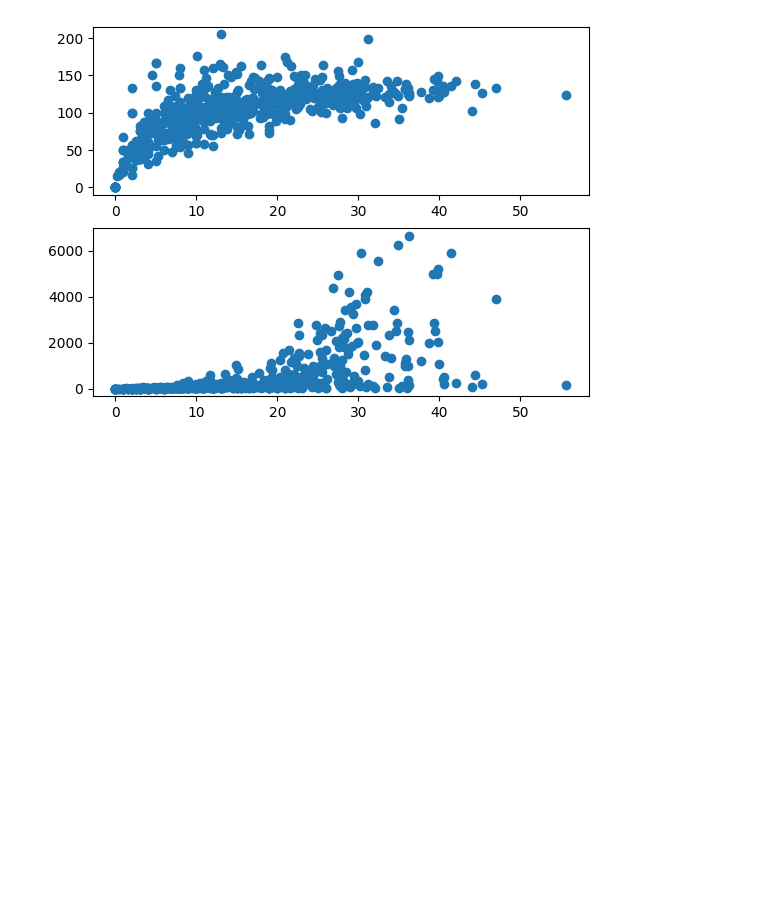
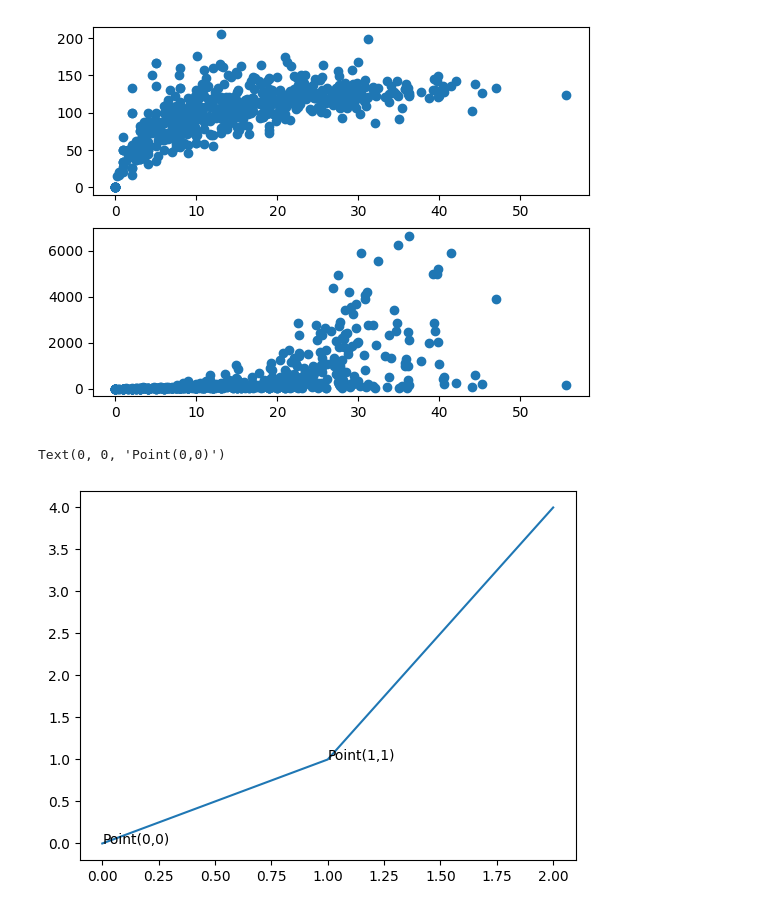
Before and after one commit to meetsudra11/python_sql, a Jupyter notebook: Matplotlib/advancematplot.ipynb, the cells around one changed output. Drawn from its saved outputs; the diff is of its cells as text; code cells hidden in the pictures; blank space fills up the shorter version.

```diff
--- a/Matplotlib/advancematplot.ipynb
+++ b/Matplotlib/advancematplot.ipynb
@@ -154,3 +154,13 @@ ax2.scatter(bat['avg'],bat['runs'])
 # %% [output]
 <matplotlib.collections.PathCollection at 0x...>
 [figure]
+# %%
+fig, ax = plt.subplots()
+ax.plot([0,1,2],[0,1,4])
+
+ax.text(1,1,'Point(1,1)')
+ax.text(0,0,'Point(0,0)')
+# .text is used to give the annotations
+# %% [output]
+Text(0, 0, 'Point(0,0)')
+[figure, added]
```
Also changed, not shown: parts of 5 cells of this notebook.
